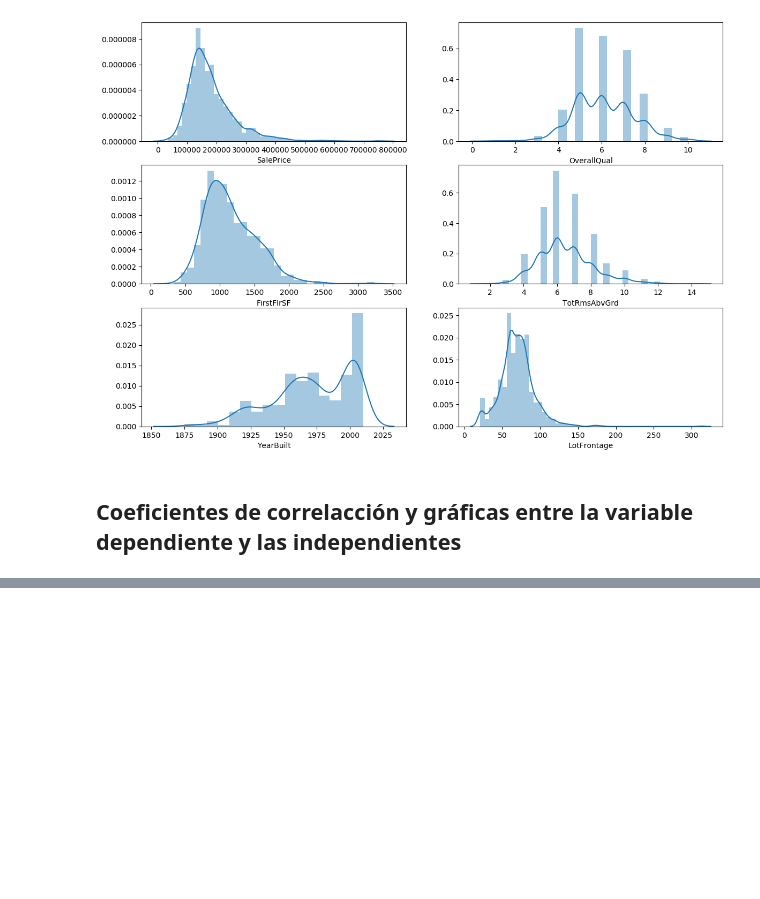
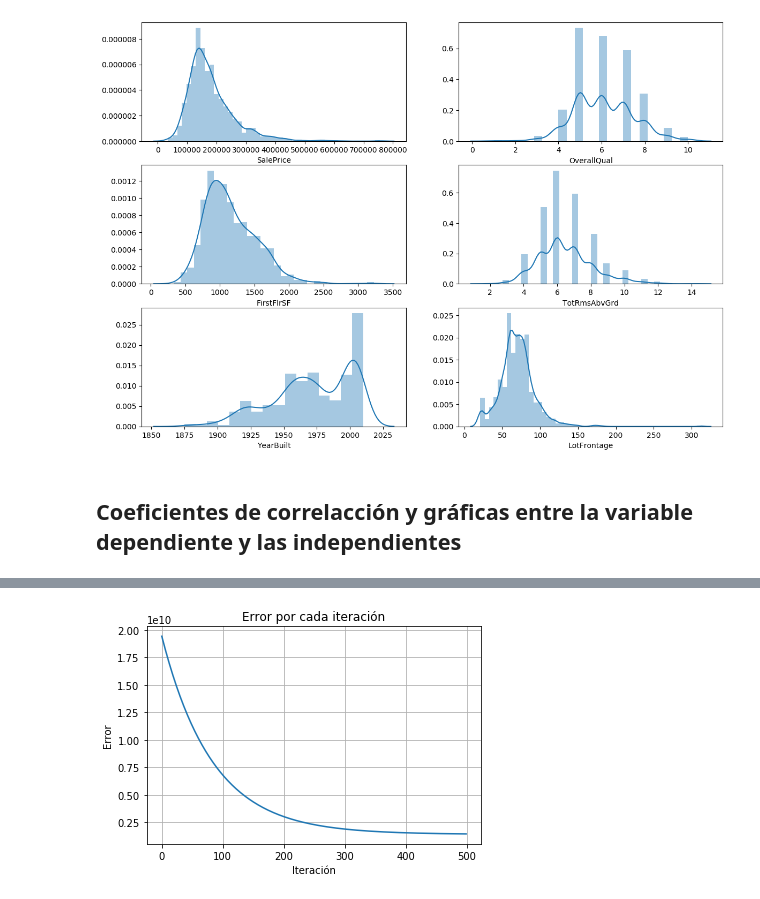
Before and after one commit to ottoortiz/jupyterNotebooks, a Jupyter notebook: Proyecto/Proyecto.ipynb, the cells around one changed output, grey strips where cells are left out. Saved outputs shown, nothing was run; the diff lists cells and outputs as text; code cells hidden in the pictures; blank space fills up the shorter version.

Commit message:
Se agregan funciones para entrenar, graficar modelos y errores

```diff
--- a/Proyecto/Proyecto.ipynb
+++ b/Proyecto/Proyecto.ipynb
@@ -152,0 +163,17 @@ plt.scatter(LotFrontage, SalePriceForLotFrontage)
+# %%
+def entrenar_modelo_regresion_lineal(x,y,epochs,imprimir_error_cada,lr):
+    matriz_para_entrenar = np.column_stack((x,np.ones_like(x)))
+    parametros_modelo = np.array([0,0])
+    error = np.zeros(epochs,dtype=float)
+    modelo_resultante = dict()
+    for n in range(epochs):
+        modelo_resultante[n]=parametros_modelo
+        #yhat=np.inner(parametros_modelo,matriz_para_entrenar)
+        yhat=calcular_yhat(parametros_modelo,matriz_para_entrenar)
+        error[n]= 0.5*np.mean(np.power(y-yhat,2))
+        dif_yhat_y = yhat-y
+        gradiente_m_b = np.mean(np.column_stack((dif_yhat_y,dif_yhat_y))*matriz_para_entrenar,axis=0,dtype=np.float64)
+        parametros_modelo = parametros_modelo - lr*gradiente_m_b
+        if (n>0 and n%imprimir_error_cada==0):
+            print("Iteracion", n, " Error", error[n]);
+    return modelo_resultante,error
@@ -152,0 +183,8 @@ plt.scatter(LotFrontage, SalePriceForLotFrontage)
+# %%
+def visualizar_error(errores):
+    plt.plot(np.linspace(0,np.shape(errores)[0]-1,np.shape(errores)[0],dtype=int), errores)
+    plt.title('Error por cada iteración')
+    plt.xlabel('Iteración')
+    plt.ylabel('Error')
+    plt.grid()
+    plt.show()
@@ -152,0 +205,2 @@ plt.scatter(LotFrontage, SalePriceForLotFrontage)
+# %%
+modelos,errores =entrenar_modelo_regresion_lineal (OverallQual,SalePrice,355,50,0.00015)
@@ -152,0 +215,4 @@ plt.scatter(LotFrontage, SalePriceForLotFrontage)
+# %%
+visualizar_error(errores)
+# %% [output]
+[figure, added]
```
Also changed, not shown: parts of 11 cells of this notebook.
